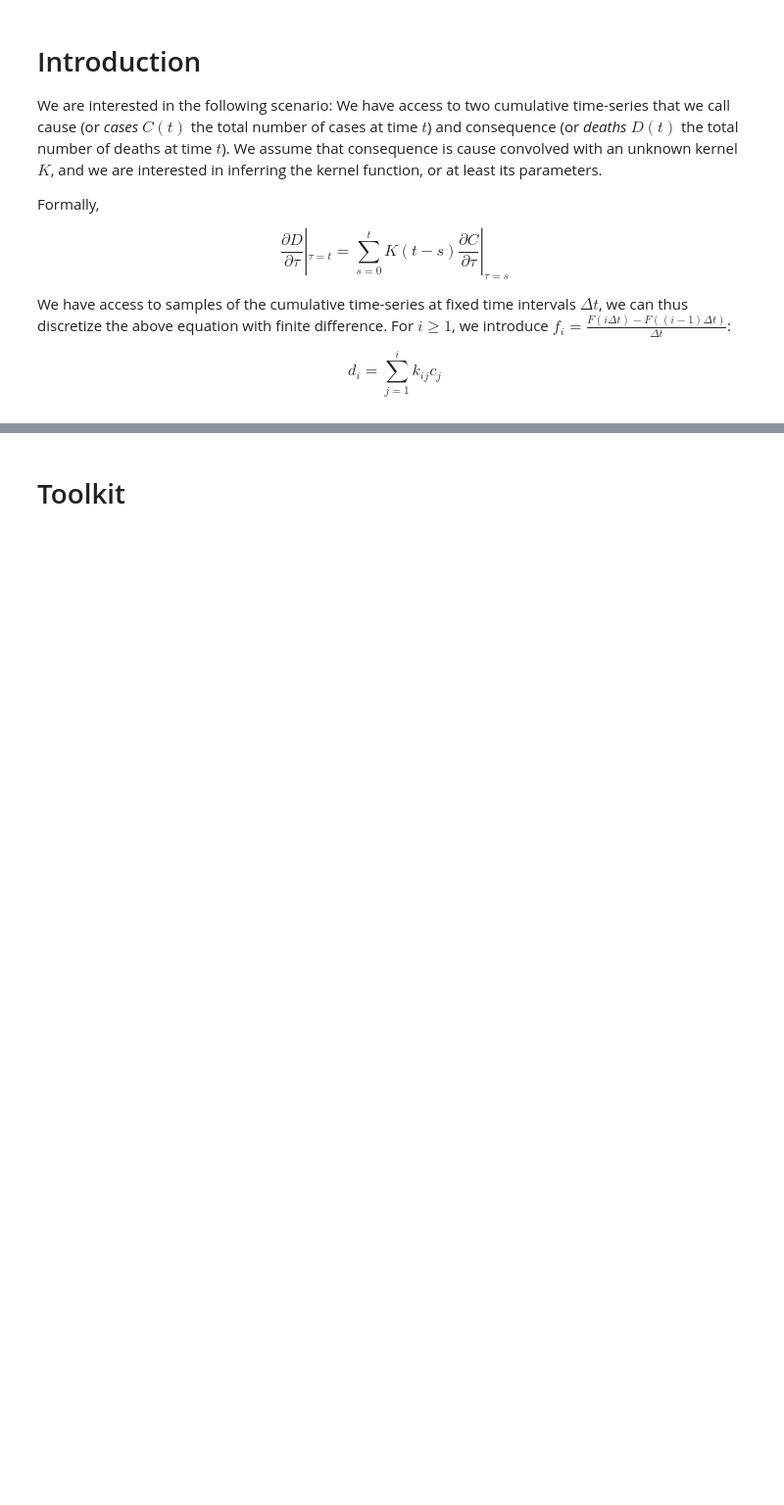
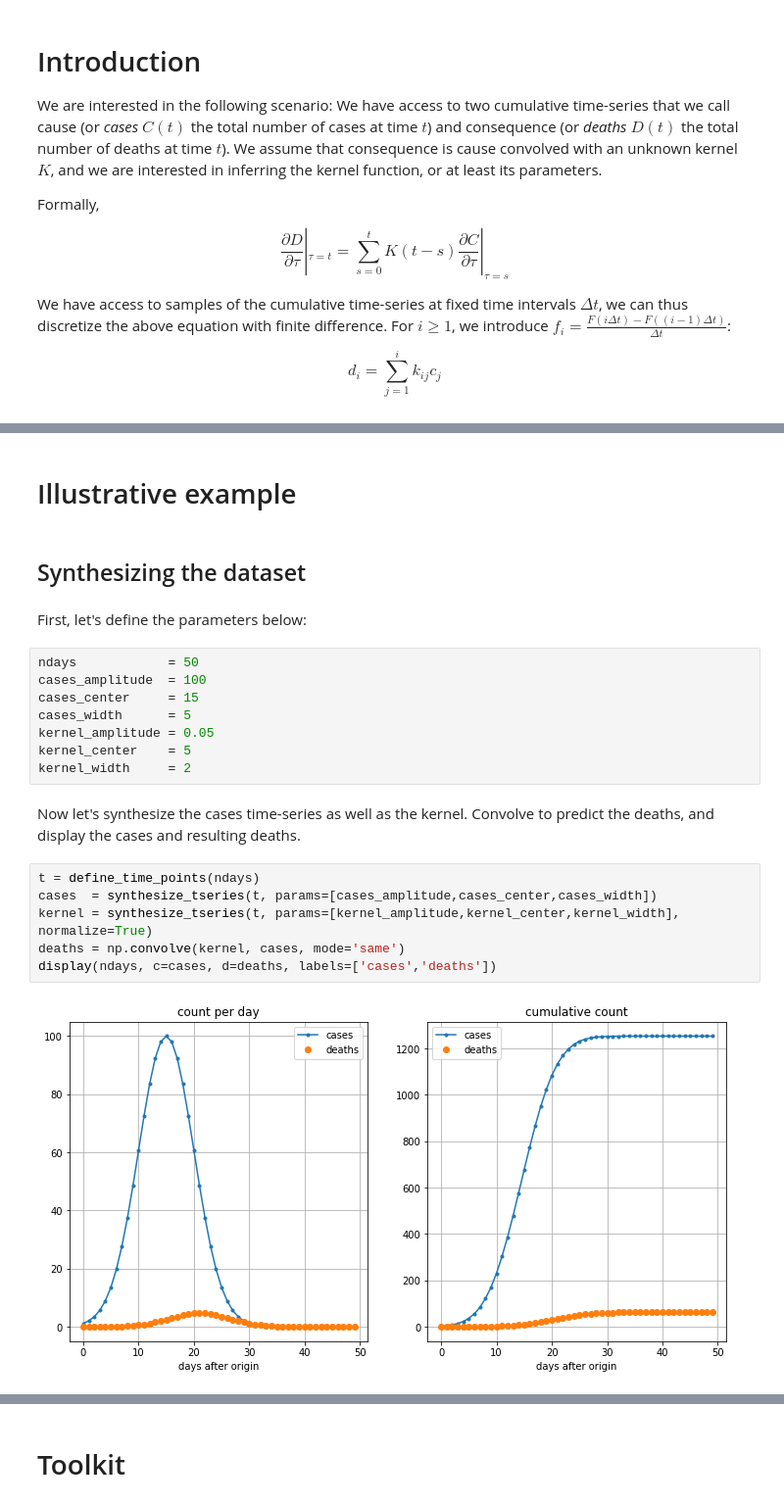
Before and after one commit to fredericpoitevin/tseries-deconvolution, a Jupyter notebook: Deconvolution_of_Michael_coronavirus_data.ipynb, the cells around one changed output, grey strips where cells are left out. Shown at 98% size. Cells and saved outputs as stored; diff of their text form; blank space fills up the shorter version.

```diff
--- a/Deconvolution_of_Michael_coronavirus_data.ipynb
+++ b/Deconvolution_of_Michael_coronavirus_data.ipynb
@@ -17,0 +16,24 @@ $$d_{i} = \sum_{j=1}^{i}k_{ij}c_{j}$$
+# %% [markdown]
+# Illustrative example
+# %% [markdown]
+## Synthesizing the dataset
+# %% [markdown]
+First, let's define the parameters below:
+# %%
+ndays            = 50
+cases_amplitude  = 100
+cases_center     = 15
+cases_width      = 5
+kernel_amplitude = 0.05
+kernel_center    = 5
+kernel_width     = 2
+# %% [markdown]
+Now let's synthesize the cases time-series as well as the kernel. Convolve to predict the deaths, and display the cases and resulting deaths.
+# %%
+t = define_time_points(ndays)
+cases  = synthesize_tseries(t, params=[cases_amplitude,cases_center,cases_width])
+kernel = synthesize_tseries(t, params=[kernel_amplitude,kernel_center,kernel_width], normalize=True)
+deaths = np.convolve(kernel, cases, mode='same')
+display(ndays, c=cases, d=deaths, labels=['cases','deaths'])
+# %% [output]
+[figure, added]
```
Also changed, not shown: parts of 3 cells of this notebook.
